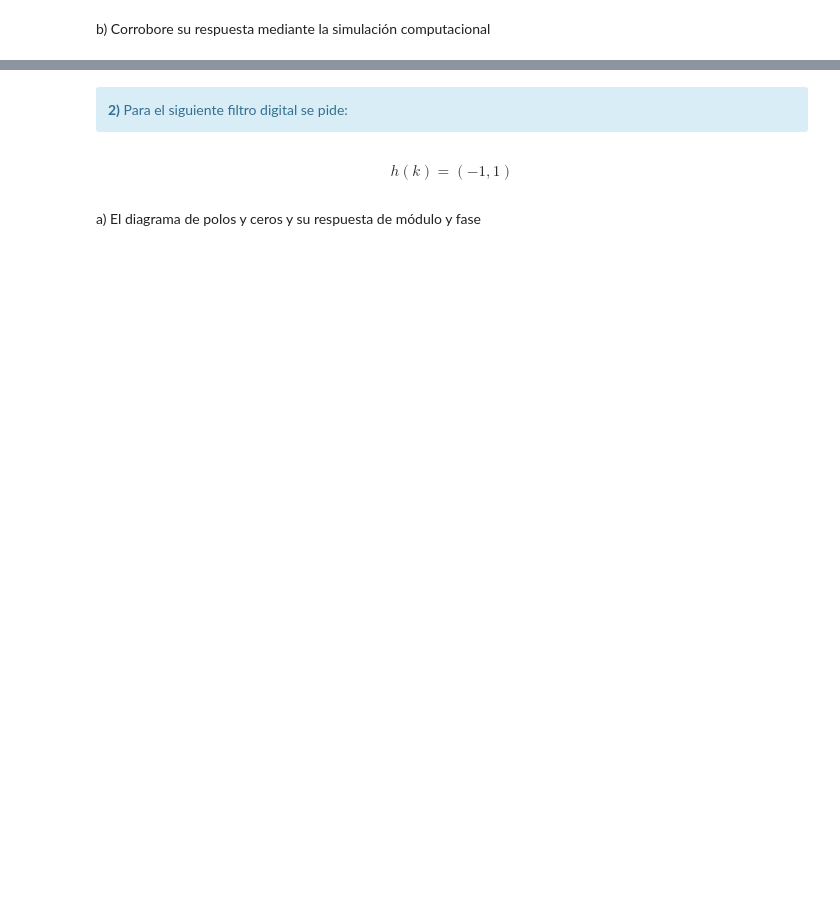
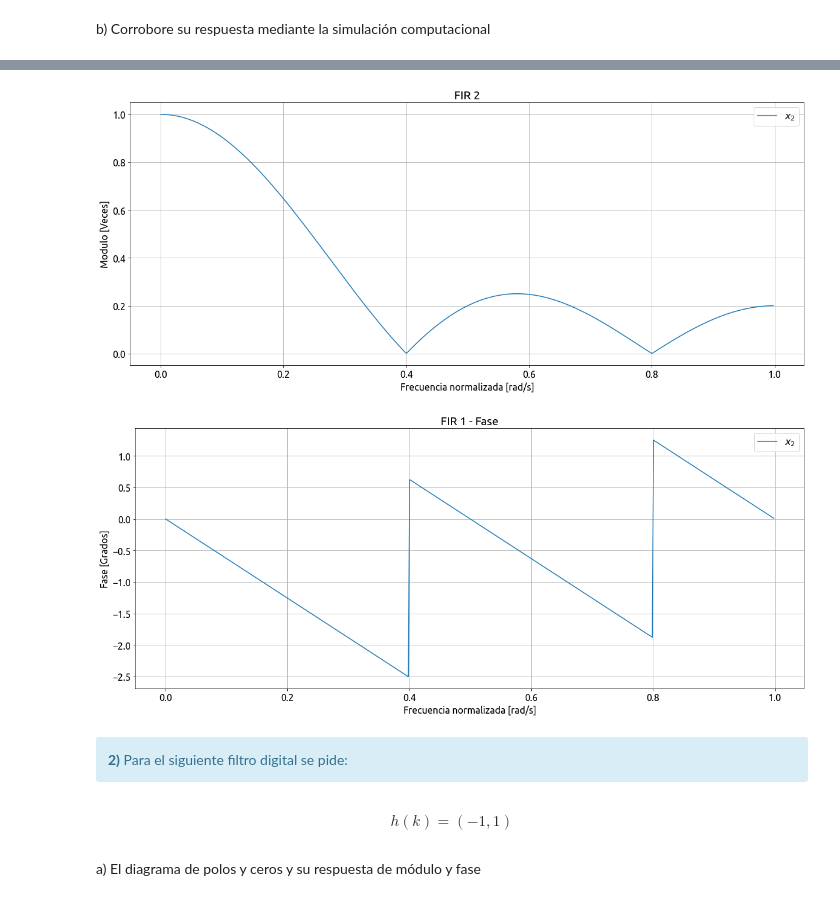
Before and after one commit to jbl95/pds-trabajosPracticos, a Jupyter notebook: TP4 - Filtrado.ipynb, the cells around one changed output, grey strips where cells are left out. Drawn from its saved outputs; the diff is of its cells as text; code cells hidden in the pictures; blank space fills up the shorter version.

```diff
--- a/TP4 - Filtrado.ipynb
+++ b/TP4 - Filtrado.ipynb
@@ -83,3 +90,30 @@ plt.show()
+# %%
+b2 = 1/5
+x2 = npy.array([b2,b2,b2,b2,b2])
+ww1, hh1 = sig.freqz(x2, 1)
+ww1 = ww1 / npy.pi
+
+
+plt.figure(3,figsize=(20,8))
+plt.plot(ww1, abs(hh1), label='$x_2$')
+plt.title('FIR 2')
+plt.xlabel('Frecuencia normalizada [rad/s]')
+plt.ylabel('Modulo [Veces]')
+plt.grid()
+plt.legend()
+plt.show()
+
+plt.figure(4,figsize=(20,8))
+plt.plot(ww1,npy.unwrap(npy.angle(hh1)),label='$x_2$')
+plt.title('FIR 1 - Fase')
+plt.xlabel('Frecuencia normalizada [rad/s]')
+plt.ylabel('Fase [Grados]')
+plt.grid()
+plt.legend()
+plt.show()
+# %% [output]
+[figure, added]
+[figure, added]
 # %% [markdown]
 <div class="alert alert-block alert-info">
 <b>2)</b> Para el siguiente filtro digital se pide:
```
Also changed, not shown: parts of 4 cells of this notebook.
